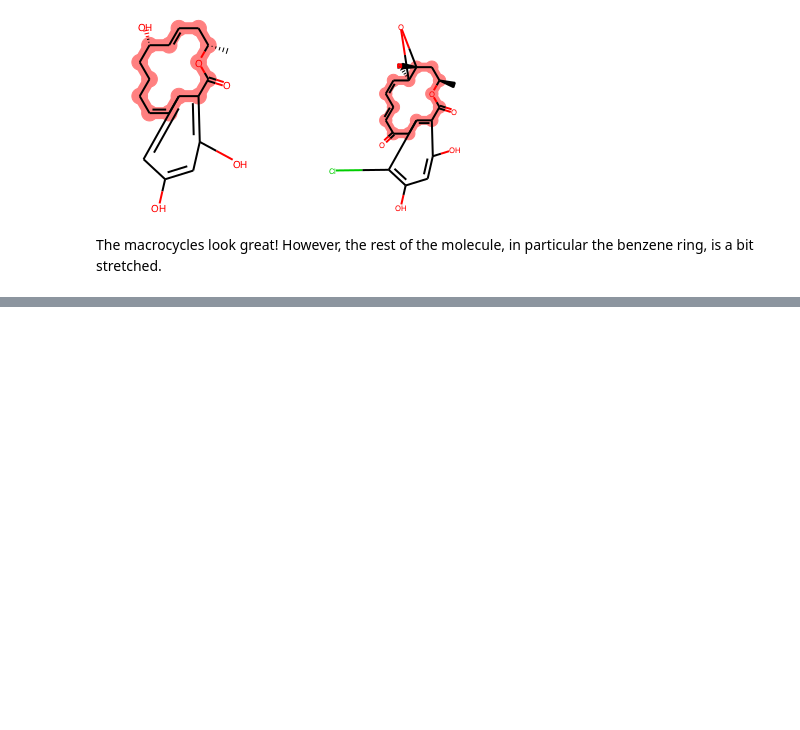
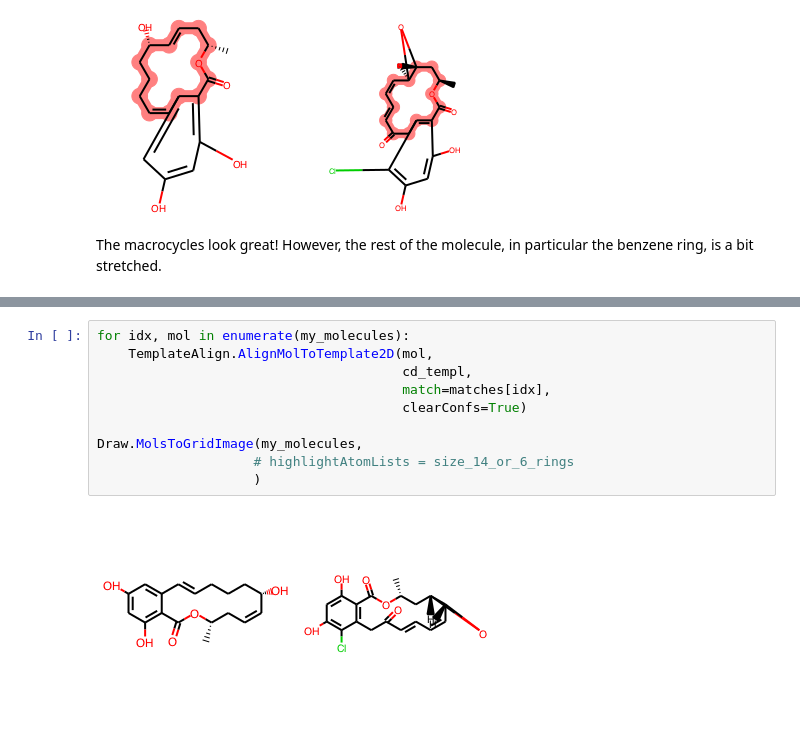
Before and after one commit to tentrillion/ipython_notebooks, a Jupyter notebook: force_pretty_macrocycles.ipynb, the cells around one changed output, grey strips where cells are left out. Saved outputs shown, nothing was run; the diff lists cells and outputs as text; blank space fills up the shorter version.

```diff
--- a/force_pretty_macrocycles.ipynb
+++ b/force_pretty_macrocycles.ipynb
@@ -125,0 +144,12 @@ The macrocycles look great!  However, the rest of the molecule, in particular th
+# %%
+for idx, mol in enumerate(my_molecules):
+    TemplateAlign.AlignMolToTemplate2D(mol,
+                                       cd_templ,
+                                       match=matches[idx],
+                                       clearConfs=True)
+
+Draw.MolsToGridImage(my_molecules,
+                    # highlightAtomLists = size_14_or_6_rings
+                    )
+# %% [output]
+[figure, added]
```
Also changed, not shown: parts of 8 cells of this notebook.
